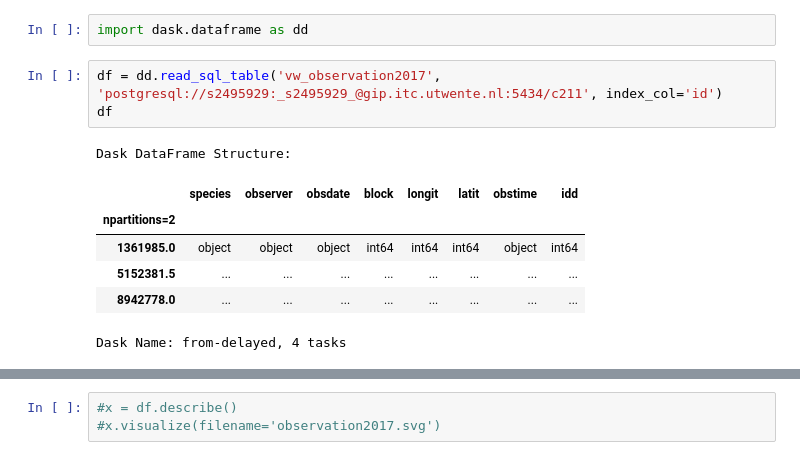
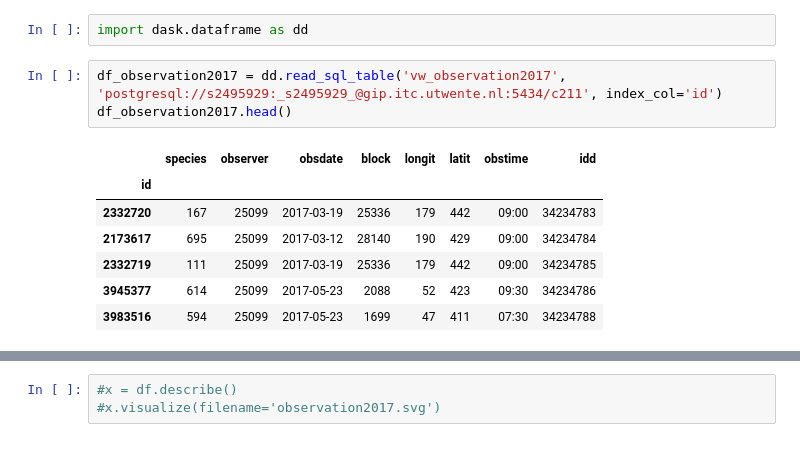
Before and after one commit to 3enedix/BGP_2021_B, a Jupyter notebook: expl_data_problems.ipynb, the cells around one changed output, grey strips where cells are left out. Saved outputs shown, nothing was run; the diff lists cells and outputs as text.

```diff
--- a/expl_data_problems.ipynb
+++ b/expl_data_problems.ipynb
@@ -208,14 +208,14 @@ where obstime isnull
 We can explore the data with **DASK**.
 # %%
 import dask.dataframe as dd
-# %%
-df = dd.read_sql_table('vw_observation2017', 'postgresql://s2495929:_s2495929_@gip.itc.utwente.nl:5434/c211', index_col='id')
-df
-# %% [output]
-Dask DataFrame Structure:
-|  | species | observer | obsdate | block | longit | latit | obstime | idd |
-| npartitions=2 |  |  |  |  |  |  |  |  |
-| 1361985.0 | object | object | object | int64 | int64 | int64 | object | int64 |
-| 5152381.5 | ... | ... | ... | ... | ... | ... | ... | ... |
-| 8942778.0 | ... | ... | ... | ... | ... | ... | ... | ... |
-Dask Name: from-delayed, 4 tasks
+# %%
+df_observation2017 = dd.read_sql_table('vw_observation2017', 'postgresql://s2495929:_s2495929_@gip.itc.utwente.nl:5434/c211', index_col='id')
+df_observation2017.head()
+# %% [output]
+|  | species | observer | obsdate | block | longit | latit | obstime | idd |
+| id |  |  |  |  |  |  |  |  |
+| 2332720 | 167 | 25099 | 2017-03-19 | 25336 | 179 | 442 | 09:00 | 34234783 |
+| 2173617 | 695 | 25099 | 2017-03-12 | 28140 | 190 | 429 | 09:00 | 34234784 |
+| 2332719 | 111 | 25099 | 2017-03-19 | 25336 | 179 | 442 | 09:00 | 34234785 |
+| 3945377 | 614 | 25099 | 2017-05-23 | 2088 | 52 | 423 | 09:30 | 34234786 |
+| 3983516 | 594 | 25099 | 2017-05-23 | 1699 | 47 | 411 | 07:30 | 34234788 |
```
Also changed, not shown: parts of 21 cells of this notebook.
